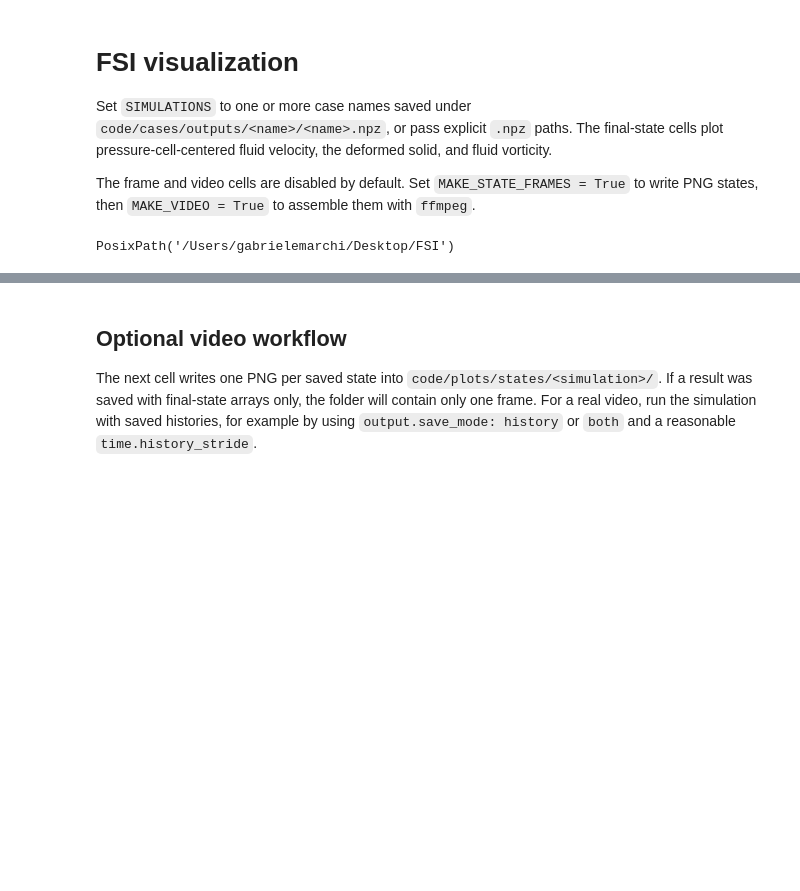
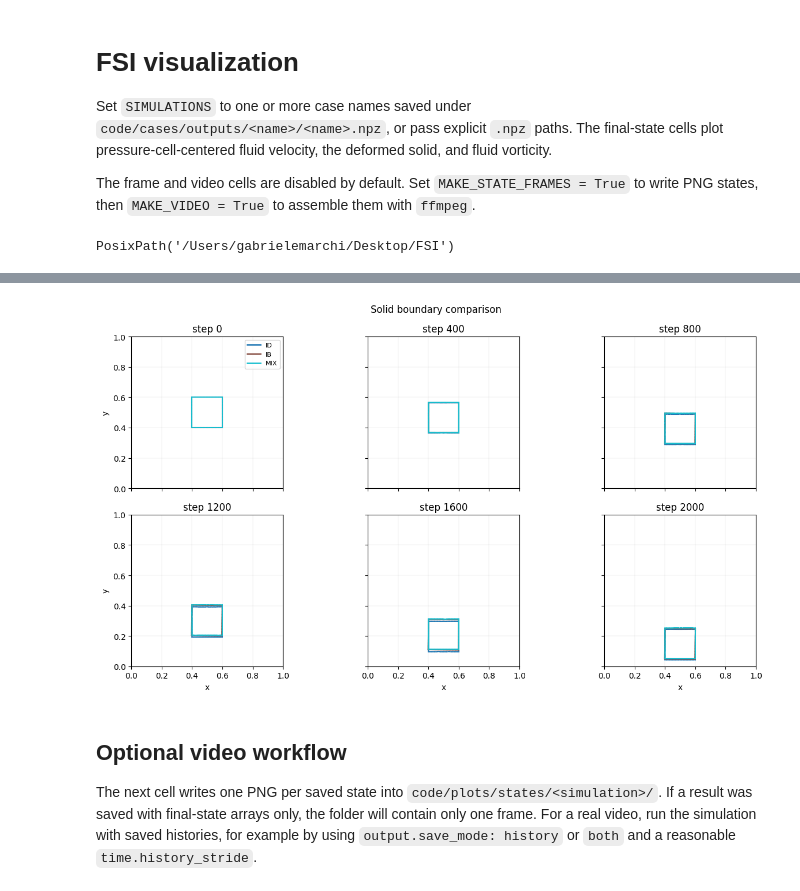
Before and after one commit to March-Ga/FSI, a Jupyter notebook: code/plots/visualization.ipynb, the cells around one changed output, grey strips where cells are left out. Saved outputs shown, nothing was run; the diff lists cells and outputs as text; code cells hidden in the pictures; blank space fills up the shorter version.

Commit message:
improved visualization + falling_square validation

```diff
--- a/code/plots/visualization.ipynb
+++ b/code/plots/visualization.ipynb
@@ -35,7 +35,8 @@ from immersed_fsi.io import load_results, parse_float, parse_int
 
 
 # Names such as "falling_square" or "falling_cylinder", or explicit .npz paths.
-SIMULATIONS = ["falling_square"]
+SIMULATIONS = ["falling_square_id", "falling_square_ib", "falling_square_mix"]
+LABELS = ["ID", "IB", "MIX"]
 
 OUTPUT_ROOT = CODE_DIR / "cases" / "outputs"
 FIGURE_ROOT = CODE_DIR / "plots" / "figures"
@@ -248,7 +262,7 @@ def quiver_stride(meta, requested):
         return max(1, int(requested))
     return max(1, int(max(meta["nx"], meta["ny"]) / 42))
 # %%
-cases = [load_case(spec) for spec in SIMULATIONS]
+cases = load_cases(SIMULATIONS, LABELS)
 for case in cases:
     meta = fluid_metadata(case)
     print(
@@ -323,3 +341,66 @@ for case in cases:
+# %%
+def solid_boundary_segments(case, frame=-1):
+    P = solid_positions(case, frame=frame)
+    arrays = case["arrays"]
+    B = np.asarray(arrays.get("B", arrays.get("bdry")), dtype=int)
+    if B.ndim != 2 or B.shape[0] < 4:
+        raise ValueError(f"{case['name']} is missing a valid B/bdry boundary array.")
+    edges = B[2:4, :].T
+    return [(P[0, edge], P[1, edge]) for edge in edges]
+
+
+def comparison_frames(case, n_times=6):
+    n_frames = history_length(case)
+    if n_frames <= 1:
+        return [-1], ["final"]
+    frames = np.linspace(0, n_frames - 1, n_times).round().astype(int)
+    frames[0] = 0
+    frames[-1] = n_frames - 1
+
+    frame_indices = case["arrays"].get("frame_indices")
+    if frame_indices is not None:
+        steps = np.asarray(frame_indices, dtype=int).reshape(-1)[frames]
+    else:
+        steps = frames
+    labels = [f"step {int(step)}" for step in steps]
+    return frames.tolist(), labels
+
+
+def plot_solid_boundary_comparison(cases, n_times=6):
+    reference = cases[0]
+    frames, labels = comparison_frames(reference, n_times=n_times)
+    meta = fluid_metadata(reference)
+    colors = plt.cm.tab10(np.linspace(0.0, 1.0, max(len(cases), 3)))
+
+    fig, axes = plt.subplots(2, 3, figsize=(13, 7), sharex=True, sharey=True)
+    axes = axes.ravel()
+    for ax, frame, label in zip(axes, frames, labels):
+        for color, case in zip(colors, cases):
+            case_frame = min(frame, history_length(case) - 1) if frame != -1 else -1
+            for x_edge, y_edge in solid_boundary_segments(case, frame=case_frame):
+                ax.plot(x_edge, y_edge, color=color, linewidth=1.45, alpha=0.95)
+            ax.plot([], [], color=color, linewidth=1.8, label=case["name"])
+
+        ax.set_title(label)
+        ax.set_aspect("equal", adjustable="box")
+        ax.set_xlim(0.0, meta["lx"])
+        ax.set_ylim(0.0, meta["ly"])
+        ax.grid(True, linewidth=0.35, alpha=0.35)
+
+    for ax in axes[3:]:
+        ax.set_xlabel("x")
+    for ax in axes[::3]:
+        ax.set_ylabel("y")
+    axes[0].legend(loc="best", fontsize=8)
+    fig.suptitle("Solid boundary comparison")
+    fig.tight_layout()
+    return fig
+
+
+fig = plot_solid_boundary_comparison(cases, n_times=6)
+plt.show()
+# %% [output]
+[figure, added]
 # %% [markdown]
 ## Optional video workflow
 
```
Also changed, not shown: parts of 5 cells of this notebook, 3 other files.
